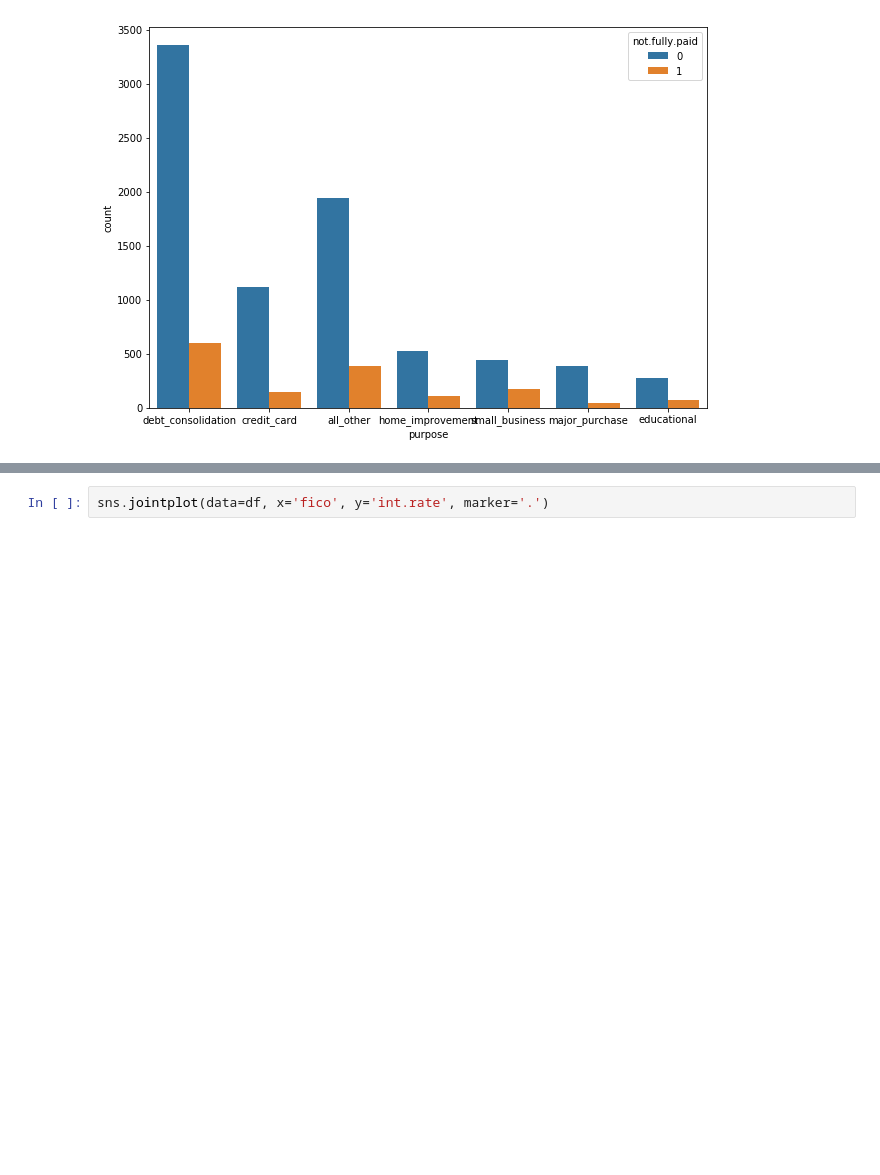
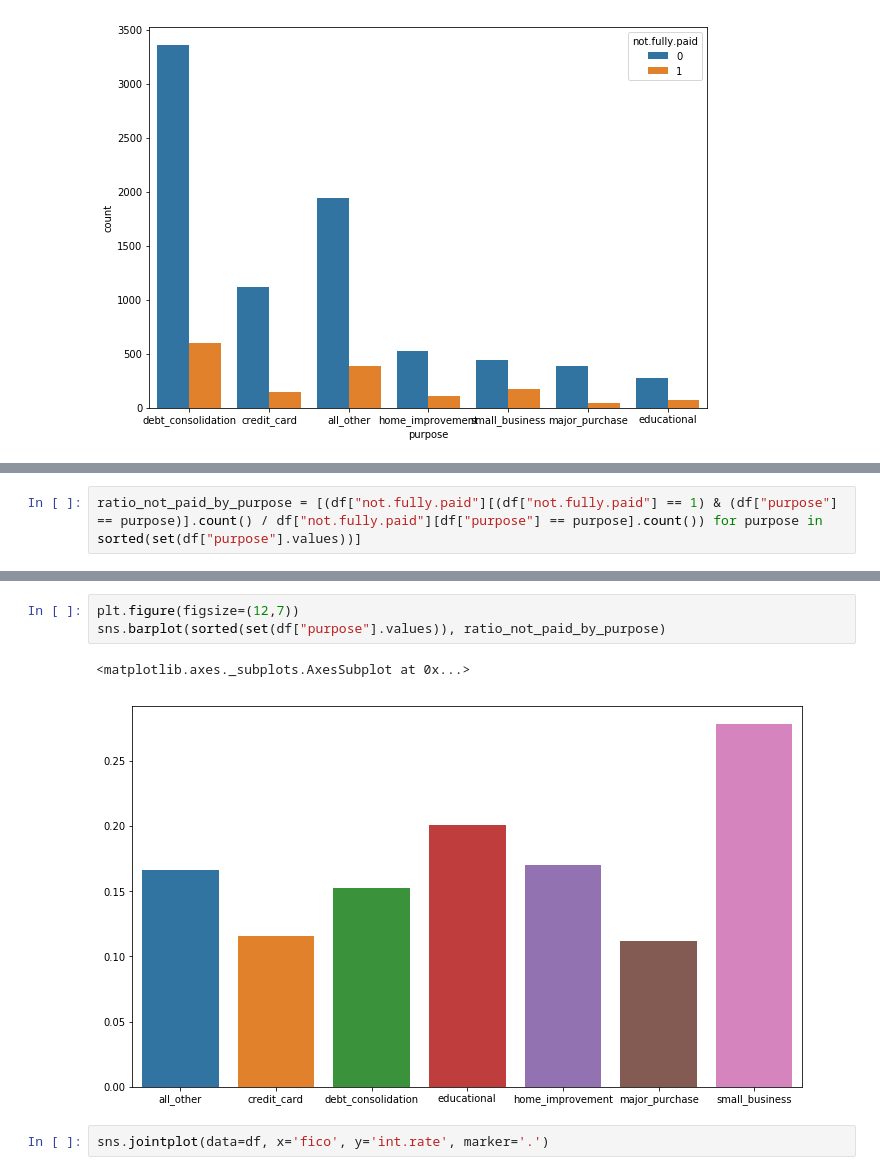
Before and after one commit to Pierrorobis/PythonDataSciencesLearnings, a Jupyter notebook: Jupyter/Machine Learning Sections/Decision-Trees-and-Random-Forests/Decision Trees and Random Forest Project .ipynb, the cells around one changed output, grey strips where cells are left out. Drawn from its saved outputs; the diff is of its cells as text; blank space fills up the shorter version.

```diff
--- a/Jupyter/Machine Learning Sections/Decision-Trees-and-Random-Forests/Decision Trees and Random Forest Project .ipynb
+++ b/Jupyter/Machine Learning Sections/Decision-Trees-and-Random-Forests/Decision Trees and Random Forest Project .ipynb
@@ -147,0 +162,2 @@ sns.countplot(data=df, hue='not.fully.paid', x='purpose')
+# %%
+ratio_not_paid_by_purpose = [(df["not.fully.paid"][(df["not.fully.paid"] == 1) & (df["purpose"] == purpose)].count() / df["not.fully.paid"][df["purpose"] == purpose].count()) for purpose in sorted(set(df["purpose"].values))]
@@ -148,3 +174,9 @@ sns.countplot(data=df, hue='not.fully.paid', x='purpose')
+# %%
+plt.figure(figsize=(12,7))
+sns.barplot(sorted(set(df["purpose"].values)), ratio_not_paid_by_purpose)
+# %% [output]
+<matplotlib.axes._subplots.AxesSubplot at 0x...>
+[figure, added]
 # %%
 sns.jointplot(data=df, x='fico', y='int.rate', marker='.')
 # %% [output]
```
Also changed, not shown: parts of 34 cells of this notebook.
